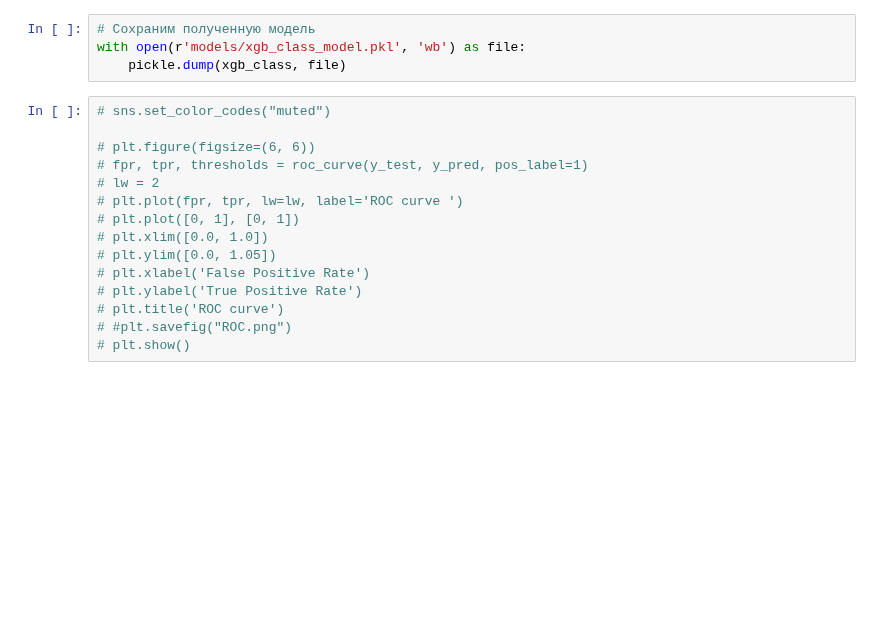
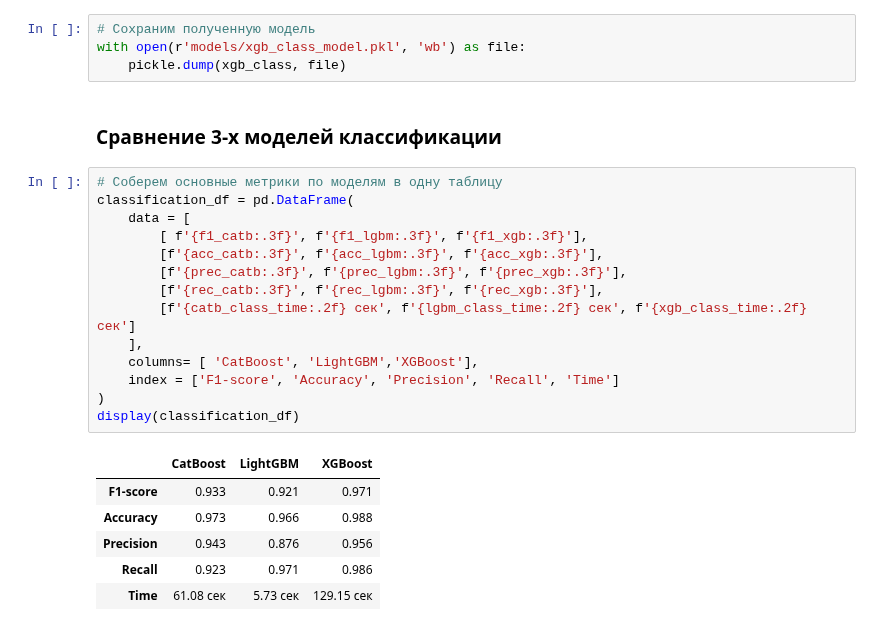
Before and after one commit to Bjorik23/mipt_datatons, a Jupyter notebook: target_customer_segment/ml_boost/ml_boost.ipynb, the cells around one changed output. Saved outputs shown, nothing was run; the diff lists cells and outputs as text; blank space fills up the shorter version.

```diff
--- a/target_customer_segment/ml_boost/ml_boost.ipynb
+++ b/target_customer_segment/ml_boost/ml_boost.ipynb
@@ -768,18 +1021,26 @@ plt.show()
 # Сохраним полученную модель
 with open(r'models/xgb_class_model.pkl', 'wb') as file:
     pickle.dump(xgb_class, file)
-# %%
-# sns.set_color_codes("muted")
-
-# plt.figure(figsize=(6, 6))
-# fpr, tpr, thresholds = roc_curve(y_test, y_pred, pos_label=1)
-# lw = 2
-# plt.plot(fpr, tpr, lw=lw, label='ROC curve ')
-# plt.plot([0, 1], [0, 1])
-# plt.xlim([0.0, 1.0])
-# plt.ylim([0.0, 1.05])
-# plt.xlabel('False Positive Rate')
-# plt.ylabel('True Positive Rate')
-# plt.title('ROC curve')
-# #plt.savefig("ROC.png")
-# plt.show()
+# %% [markdown]
+### Сравнение 3-х моделей классификации
+# %%
+# Соберем основные метрики по моделям в одну таблицу
+classification_df = pd.DataFrame(
+    data = [
+        [ f'{f1_catb:.3f}', f'{f1_lgbm:.3f}', f'{f1_xgb:.3f}'],
+        [f'{acc_catb:.3f}', f'{acc_lgbm:.3f}', f'{acc_xgb:.3f}'],
+        [f'{prec_catb:.3f}', f'{prec_lgbm:.3f}', f'{prec_xgb:.3f}'],
+        [f'{rec_catb:.3f}', f'{rec_lgbm:.3f}', f'{rec_xgb:.3f}'],
+        [f'{catb_class_time:.2f} сек', f'{lgbm_class_time:.2f} сек', f'{xgb_class_time:.2f} сек']
+    ],
+    columns= [ 'CatBoost', 'LightGBM','XGBoost'],
+    index = ['F1-score', 'Accuracy', 'Precision', 'Recall', 'Time']
+)
+display(classification_df)
+# %% [output]
+|  | CatBoost | LightGBM | XGBoost |
+| F1-score | 0.933 | 0.921 | 0.971 |
+| Accuracy | 0.973 | 0.966 | 0.988 |
+| Precision | 0.943 | 0.876 | 0.956 |
+| Recall | 0.923 | 0.971 | 0.986 |
+| Time | 61.08 сек | 5.73 сек | 129.15 сек |
```
Also changed, not shown: parts of 79 cells of this notebook.
